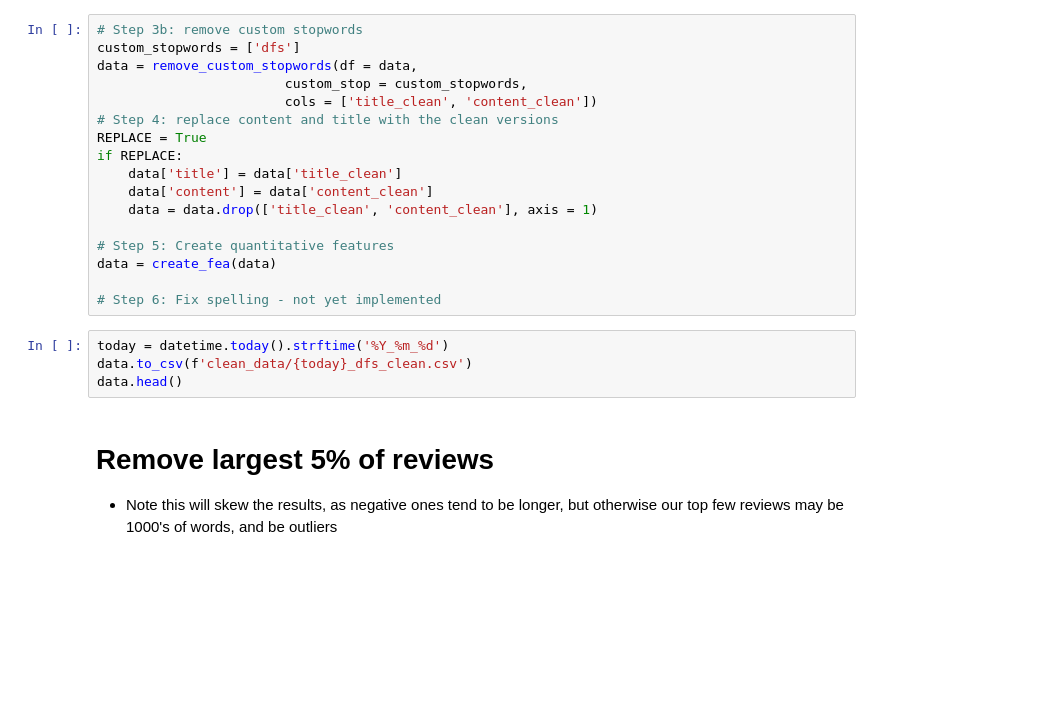
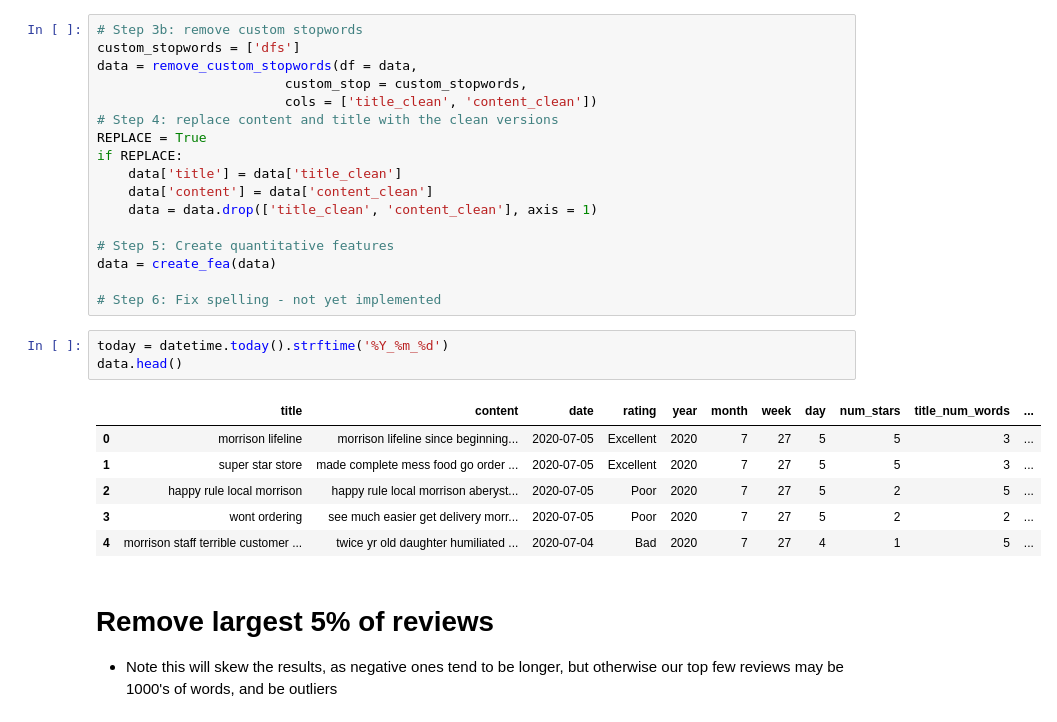
Before and after one commit to hectorhaffenden/pytrust, a Jupyter notebook: notebooks/EDA_by_company.ipynb, the cells around one changed output. Saved outputs shown, nothing was run; the diff lists cells and outputs as text; blank space fills up the shorter version.

```diff
--- a/notebooks/EDA_by_company.ipynb
+++ b/notebooks/EDA_by_company.ipynb
@@ -82,8 +108,14 @@ data = create_fea(data)
 # Step 6: Fix spelling - not yet implemented
 # %%
 today = datetime.today().strftime('%Y_%m_%d')
-data.to_csv(f'clean_data/{today}_dfs_clean.csv')
 data.head()
+# %% [output]
+|  | title | content | date | rating | year | month | week | day | num_stars | title_num_words | ... |
+| 0 | morrison lifeline | morrison lifeline since beginning... | 2020-07-05 | Excellent | 2020 | 7 | 27 | 5 | 5 | 3 | ... |
+| 1 | super star store | made complete mess food go order ... | 2020-07-05 | Excellent | 2020 | 7 | 27 | 5 | 5 | 3 | ... |
+| 2 | happy rule local morrison | happy rule local morrison aberyst... | 2020-07-05 | Poor | 2020 | 7 | 27 | 5 | 2 | 5 | ... |
+| 3 | wont ordering | see much easier get delivery morr... | 2020-07-05 | Poor | 2020 | 7 | 27 | 5 | 2 | 2 | ... |
+| 4 | morrison staff terrible customer ... | twice yr old daughter humiliated ... | 2020-07-04 | Bad | 2020 | 7 | 27 | 4 | 1 | 5 | ... |
 # %% [markdown]
 # Remove largest 5% of reviews
 - Note this will skew the results, as negative ones tend to be longer, but otherwise our top few reviews may be 1000's of words, and be outliers
```
Also changed, not shown: parts of 31 cells of this notebook, 2 other files.
